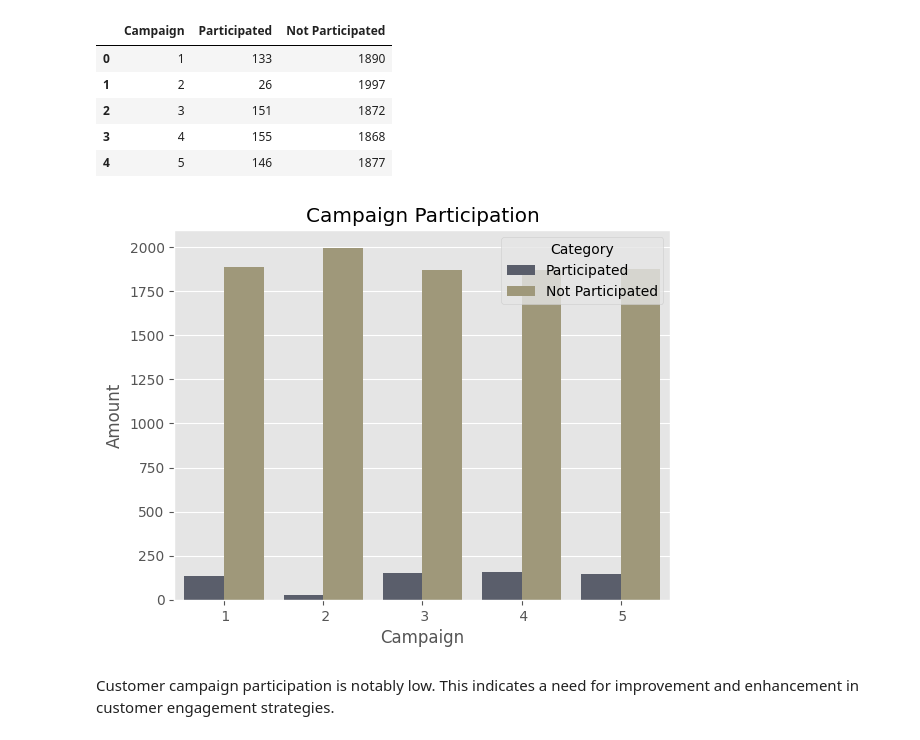
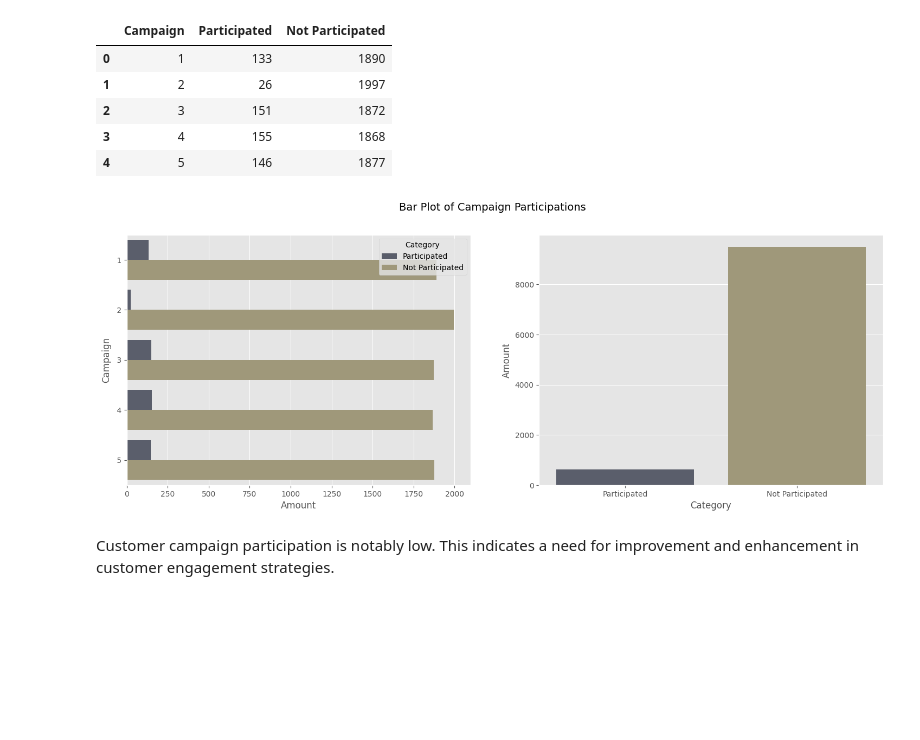
Before and after one commit to shafameidita/supermarket-shopping-habits-by-generation, a Jupyter notebook: Supermarket Customer_Capstone 2.ipynb, the cells around one changed output. Cells and saved outputs as stored; diff of their text form; code cells hidden in the pictures; blank space fills up the shorter version.

```diff
--- a/Supermarket Customer_Capstone 2.ipynb
+++ b/Supermarket Customer_Capstone 2.ipynb
@@ -801,27 +802,43 @@ df_camp
 | 2 | 3 | 151 | 1872 |
 | 3 | 4 | 155 | 1868 |
 | 4 | 5 | 146 | 1877 |
-# %%
-# Visualizations using barplot
-# Comparing Campaign Participation
-
-df_melted_place = df_camp.melt(id_vars='Campaign', value_vars=['Participated', 'Not Participated'], var_name='Category', value_name='Amount')
-
-plt.style.use('ggplot')
-sns.barplot(data=df_melted_place,
-            x='Campaign',
-            y='Amount',
-            hue='Category',
-            errorbar=None,
-            palette='cividis')
-
-plt.title('Campaign Participation')
-plt.xlabel('Campaign')
-plt.ylabel('Amount')
-plt.legend(title='Category')
-plt.show()
-# %% [output]
-[figure, removed]
+# %%
+# Barplot visualizations comparing amount of campaign participation
+# Melt the DataFrame to long format
+df_melted_place = df_camp.melt(id_vars='Campaign',
+                                value_vars=['Participated', 'Not Participated'],
+                                var_name='Category',
+                                value_name='Amount')
+
+# Create subplots
+figure, axes = plt.subplots(1, 2, figsize=(18, 6))
+figure.suptitle('Bar Plot of Campaign Participations', size=14)
+
+# Plot the bar plots
+sns.barplot(data=df_melted_place,
+            x='Amount',
+            y='Campaign',
+            hue='Category',
+            errorbar=None,
+            palette='cividis',
+            ax=axes[0])
+
+sns.barplot(data=df_melted_place,
+            x='Category',
+            y='Amount',
+            hue='Category',
+            estimator=sum,
+            errorbar=None,
+            palette='cividis',
+            ax=axes[1])
+
+# Set legend
+axes[0].legend(title='Category')
+
+# Show plot
+plt.show()
+# %% [output]
+[figure, added]
 # %% [markdown]
 Customer campaign participation is notably low. This indicates a need for improvement and enhancement in customer engagement strategies.
 # %% [markdown]
```
Also changed, not shown: parts of 7 cells of this notebook.
